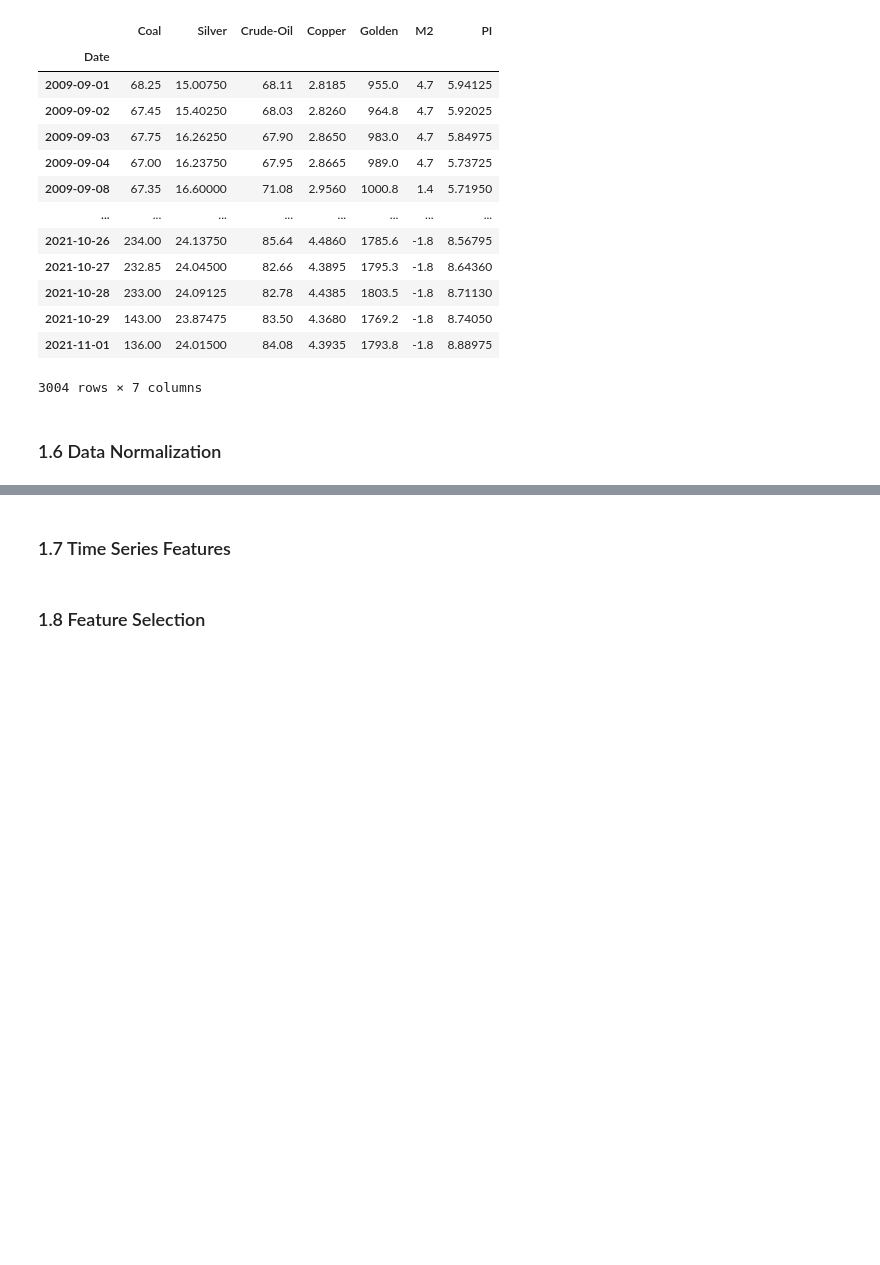
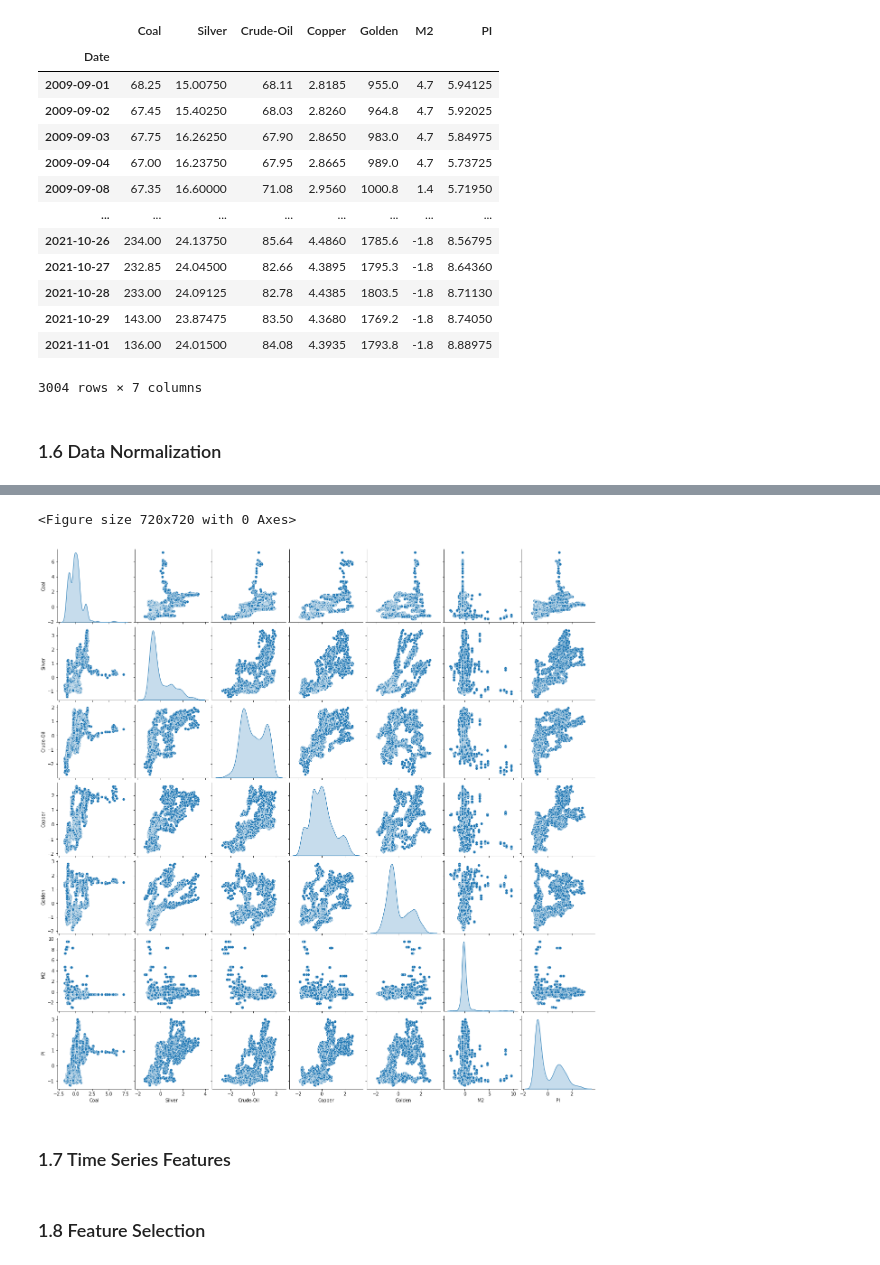
Before and after one commit to Shunian-Chen/AIPI510-Project, a Jupyter notebook: Food_price_prediction.ipynb, the cells around one changed output, grey strips where cells are left out. Saved outputs shown, nothing was run; the diff lists cells and outputs as text; code cells hidden in the pictures; blank space fills up the shorter version.

Commit message:
Normalized

```diff
--- a/Food_price_prediction.ipynb
+++ b/Food_price_prediction.ipynb
@@ -304,3 +305,10 @@ data_pi
 3004 rows × 7 columns
 # %% [markdown]
 ### 1.6 Data Normalization
+# %%
+data_normalized = pd.DataFrame()
+for col in data_pi.columns:
+  m = np.mean(data_pi[col])
+  s = np.std(data_pi[col])
+  data_normalized[col] = (data_pi[col] - m) / s
+data_normalized
@@ -307,3 +330,11 @@ data_pi
+# %%
+# Display a pairplot to look at relationships between variables
+plt.figure(figsize=(10,10))
+sns.pairplot(data=data_normalized,diag_kind='kde')
+plt.show()
+# %% [output]
+<Figure size 720x720 with 0 Axes>
+[figure, added]
 # %% [markdown]
 ### 1.7 Time Series Features
 # %% [markdown]
```
Also changed, not shown: parts of 2 cells of this notebook.
